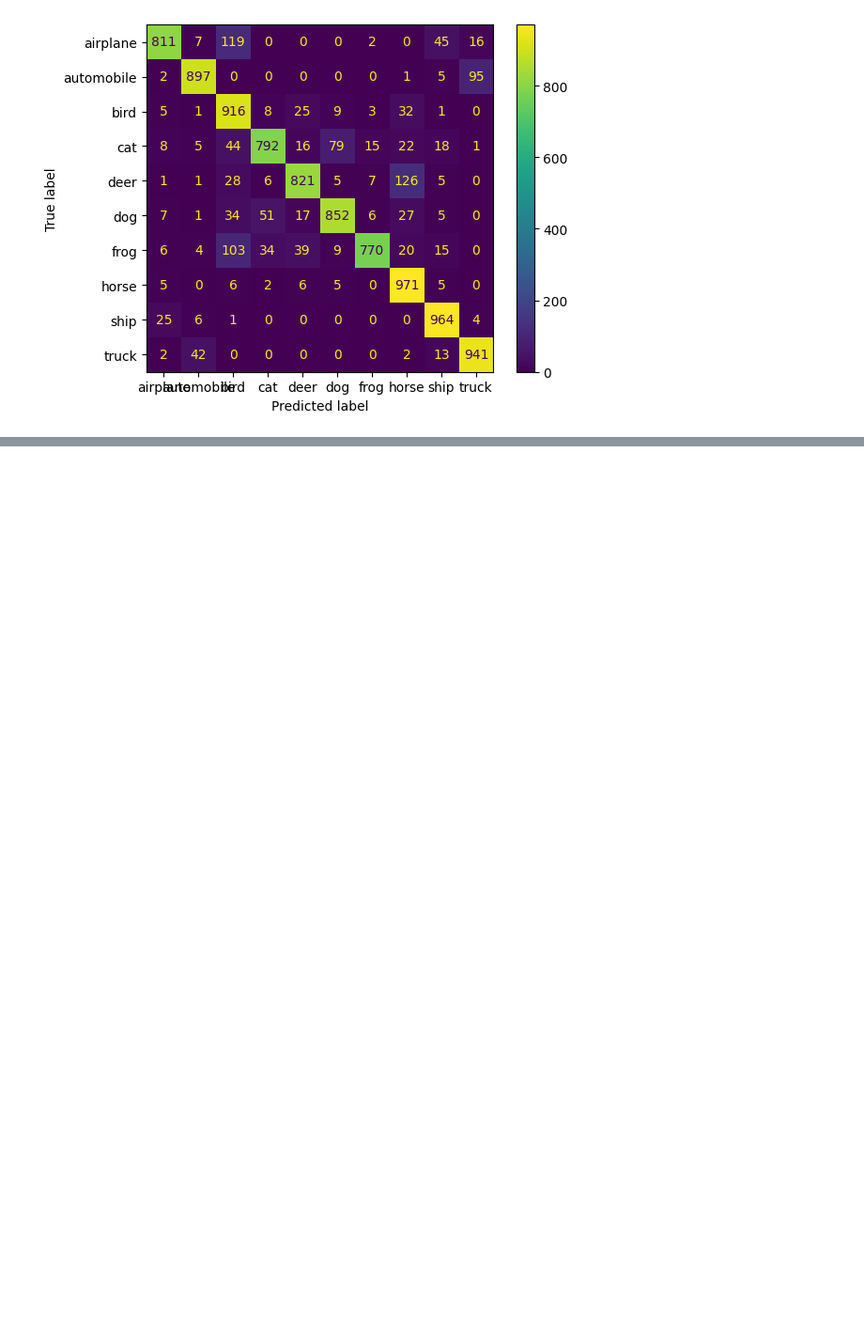
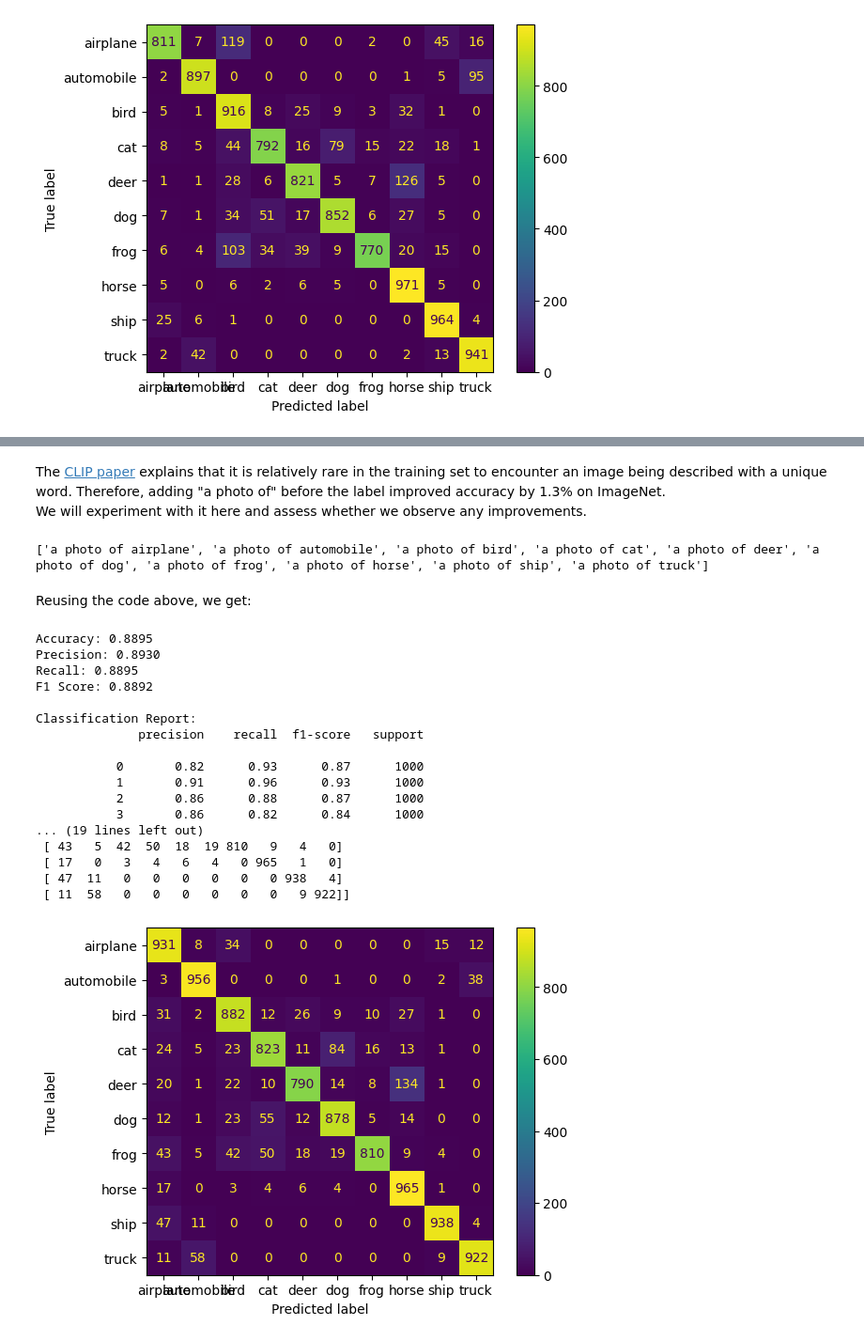
Before and after one commit to johko/computer-vision-course, a Jupyter notebook: notebooks/Unit 4 - Mulitmodal Models/CLIP and relatives/Image classification with CLIP.ipynb, the cells around one changed output, grey strips where cells are left out. Shown at 94% size. Saved outputs shown, nothing was run; the diff lists cells and outputs as text; code cells hidden in the pictures; blank space fills up the shorter version.

Commit message:
Update Image classification with CLIP.ipynb
Refine the notebooks using Merve' s advice

```diff
--- a/notebooks/Unit 4 - Mulitmodal Models/CLIP and relatives/Image classification with CLIP.ipynb
+++ b/notebooks/Unit 4 - Mulitmodal Models/CLIP and relatives/Image classification with CLIP.ipynb
@@ -70,10 +79,6 @@ airplane
 predictions= []
 ground_truth= [d['label'] for d in dataset['test']]
 
-i=0
-for img in dataset['test']:
-    pred = classify(img['img'])
+for img in tqdm(dataset['test']):
+    pred = classify(img['img'], labels)
     predictions.append(pred.item())
-    i+=1
-    if i%1000==0:
-        print(i)
@@ -148,0 +149,68 @@ plt.show()
+# %% [markdown]
+The [CLIP paper](https://arxiv.org/pdf/2103.00020.pdf) explains that it is relatively rare in the training set to encounter an image being described with a unique word. Therefore, adding "a photo of" before the label improved accuracy by 1.3% on ImageNet.\
+We will experiment with it here and assess whether we observe any improvements.
+# %%
+#Define new labels
+new_labels = [f"a photo of {label}" for label in labels]
+print(new_labels)
+# %% [output]
+['a photo of airplane', 'a photo of automobile', 'a photo of bird', 'a photo of cat', 'a photo of deer', 'a photo of dog', 'a photo of frog', 'a photo of horse', 'a photo of ship', 'a photo of truck']
+# %% [markdown]
+Reusing the code above, we get:
+# %%
+predictions= []
+ground_truth= [d['label'] for d in dataset['test']]
+
+for img in tqdm(dataset['test']):
+    pred = classify(img['img'], new_labels)
+    predictions.append(pred.item())
+# %%
+y_true = ground_truth
+y_pred = predictions
+
+# Compute accuracy
+accuracy = accuracy_score(y_true, y_pred)
+print(f'Accuracy: {accuracy:.4f}')
+
+precision = precision_score(y_true, y_pred, average='weighted')
+print(f'Precision: {precision:.4f}')
+
+recall = recall_score(y_true, y_pred, average='weighted')
+print(f'Recall: {recall:.4f}')
+
+f1 = f1_score(y_true, y_pred, average='weighted')
+print(f'F1 Score: {f1:.4f}')
+
+# Generate classification report
+print('\nClassification Report:')
+print(classification_report(y_true, y_pred))
+
+# Generate confusion matrix
+conf_matrix = confusion_matrix(y_true, y_pred)
+print('\nConfusion Matrix:')
+print(conf_matrix)
+
+#With plot only labels and  not new_label for the sake of visibility
+disp = ConfusionMatrixDisplay(confusion_matrix=conf_matrix,
+                              display_labels=labels)
+disp.plot()
+plt.show()
+# %% [output]
+Accuracy: 0.8895
+Precision: 0.8930
+Recall: 0.8895
+F1 Score: 0.8892
+
+Classification Report:
+              precision    recall  f1-score   support
+
+           0       0.82      0.93      0.87      1000
+           1       0.91      0.96      0.93      1000
+           2       0.86      0.88      0.87      1000
+           3       0.86      0.82      0.84      1000
+... (19 lines left out)
+ [ 43   5  42  50  18  19 810   9   4   0]
+ [ 17   0   3   4   6   4   0 965   1   0]
+ [ 47  11   0   0   0   0   0   0 938   4]
+ [ 11  58   0   0   0   0   0   0   9 922]]
+[figure, added]
```
Also changed, not shown: parts of 14 cells of this notebook.
